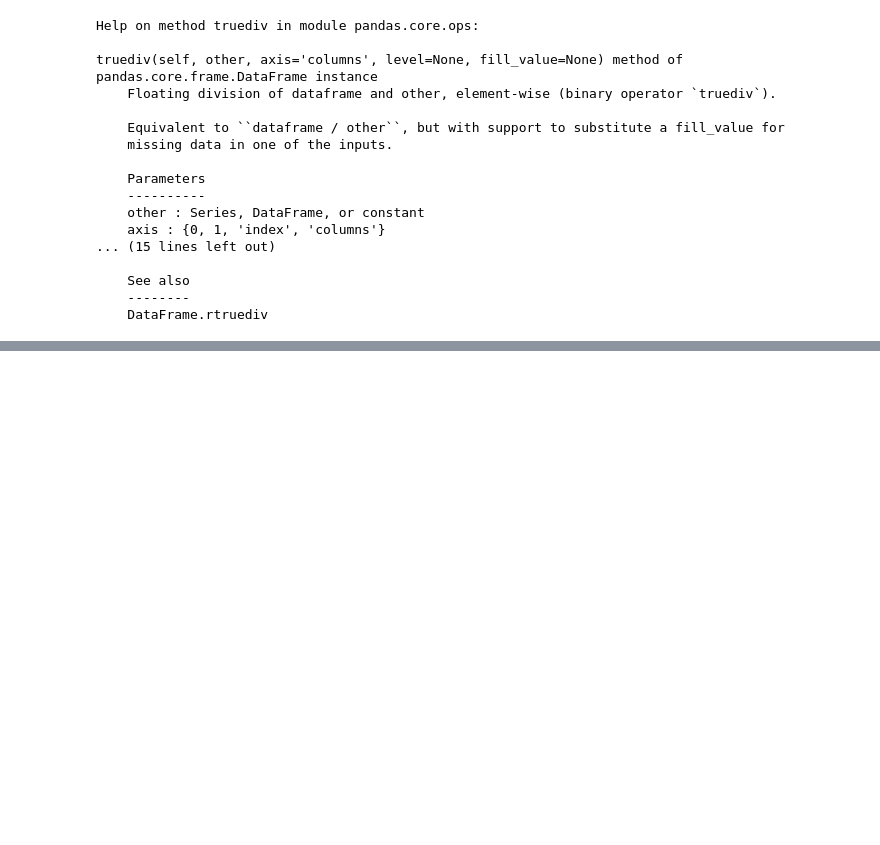
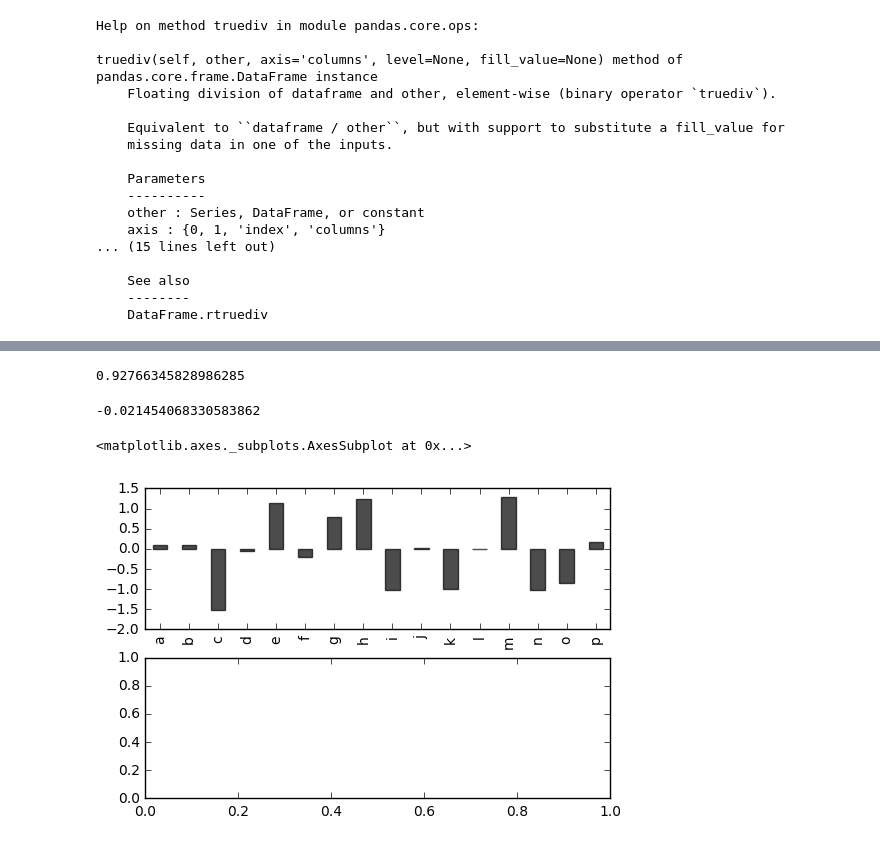
Before and after one commit to linked0/kaggle-web, a Jupyter notebook: app_ml/examples/pydata/ch08.ipynb, the cells around one changed output, grey strips where cells are left out. Cells and saved outputs as stored; diff of their text form; code cells hidden in the pictures; blank space fills up the shorter version.

```diff
--- a/app_ml/examples/pydata/ch08.ipynb
+++ b/app_ml/examples/pydata/ch08.ipynb
@@ -154,0 +179,4 @@ truediv(self, other, axis='columns', level=None, fill_value=None) method of pand
+# %%
+arr.std()
+# %% [output]
+0.92766345828986285
@@ -154,0 +185,5 @@ truediv(self, other, axis='columns', level=None, fill_value=None) method of pand
+# %%
+arr.std()
+arr.mean()
+# %% [output]
+-0.021454068330583862
@@ -154,0 +193,8 @@ truediv(self, other, axis='columns', level=None, fill_value=None) method of pand
+# %%
+import matplotlib.pyplot as plt
+fig, axes = plt.subplots(2,1)
+data = Series(np.random.randn(16), index=list('abcdefghijklmnop'))
+data.plot(kind='bar', ax=axes[0], color='k', alpha=0.7)
+# %% [output]
+<matplotlib.axes._subplots.AxesSubplot at 0x...>
+[figure, added]
```
Also changed, not shown: parts of 18 cells of this notebook, 37 other files.
